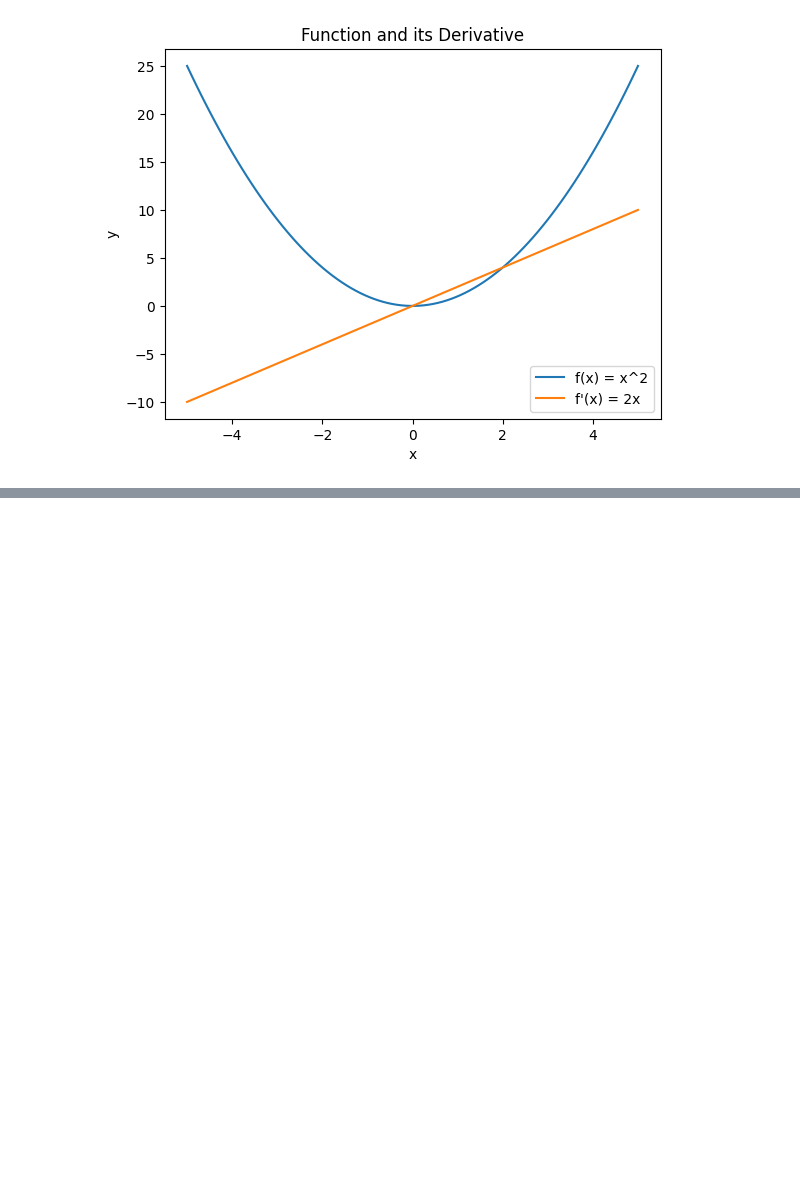
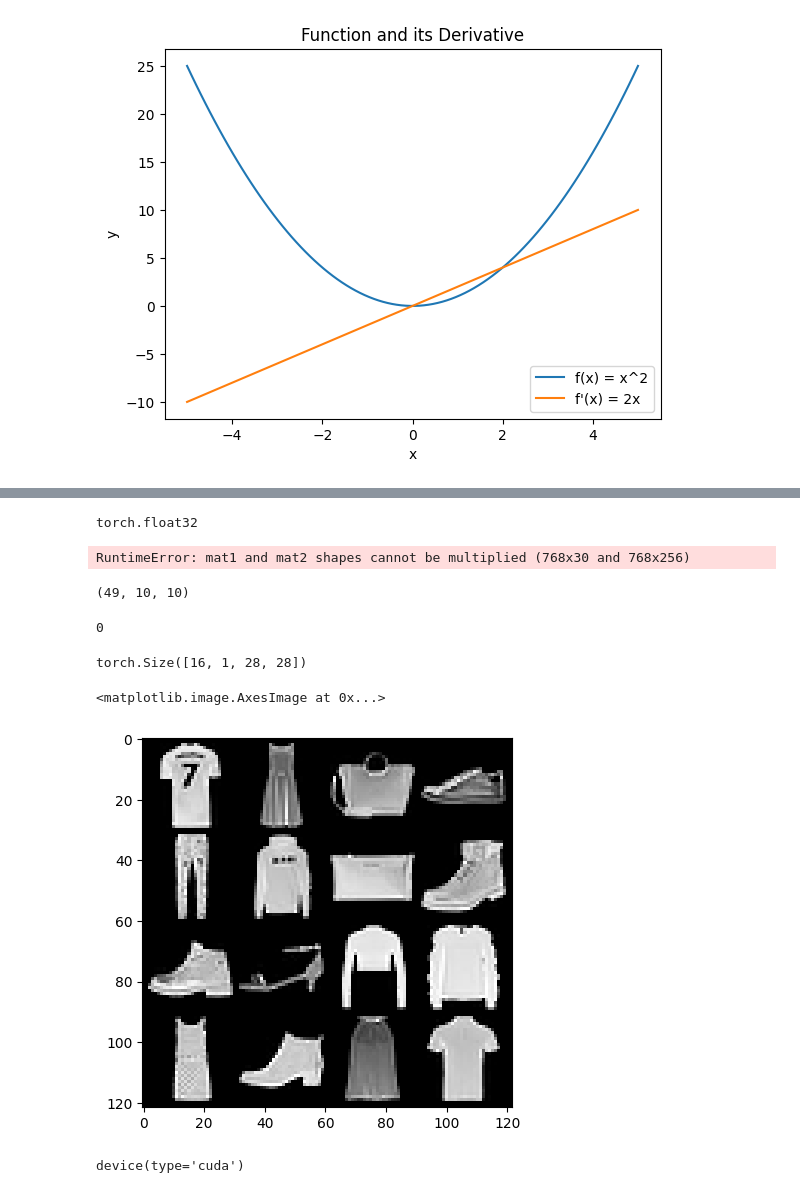
Before and after one commit to anashr18/dlnb, a Jupyter notebook: d1/activation.ipynb, the cells around one changed output, grey strips where cells are left out. Cells and saved outputs as stored; diff of their text form; code cells hidden in the pictures; blank space fills up the shorter version.

```diff
--- a/d1/activation.ipynb
+++ b/d1/activation.ipynb
@@ -158,0 +219,45 @@ def vis_act_fn(act_fn, ax, x):
+# %%
+x = torch.randint(1,5, (768,5,6), dtype=torch.float32)
+x.dtype
+# x
+# y = x.view(x.size(0), -1)
+# x.shape,y.shape
+# %% [output]
+torch.float32
+# %%
+bn(x)
+# %% [output]
+RuntimeError: mat1 and mat2 shapes cannot be multiplied (768x30 and 768x256)
+# %%
+import torch.utils.data as data
+import torchvision
+from torchvision.datasets import FashionMNIST
+from torchvision import transforms
+
+transform = transforms.Compose([transforms.ToTensor(), transforms.Normalize((.5,), (.5,))])
+train_dataset = FashionMNIST(root=DATASET_PATH, train=True, transform=transform, download=True)
+train_set, val_set = torch.utils.data.random_split(train_dataset, [50000, 10000])
+test_set = FashionMNIST(root=DATASET_PATH, train=False, transform=transform, download=True)
+
+train_dataloader = data.DataLoader(train_set, batch_size=1024, shuffle=True, drop_last=False)
+test_dataloader = data.DataLoader(test_set, batch_size=1024, shuffle=True, drop_last=False)
+val_dataloader = data.DataLoader(val_set, batch_size=1024, shuffle=True, drop_last=False)
+# %%
+len(train_dataloader), len(val_dataloader), len(test_dataloader)
+# %% [output]
+(49, 10, 10)
+# %%
+train_set[0][1]
+# %% [output]
+0
+# %%
+exp_img = [train_set[i][0] for i in range(16)]
+torch.stack(exp_img, dim=0).shape
+# %% [output]
+torch.Size([16, 1, 28, 28])
+# %%
+img_grid = torchvision.utils.make_grid(torch.stack(exp_img, dim=0), nrow=4, normalize=True).permute(1,2,0)
+plt.imshow(img_grid)
+# %% [output]
+<matplotlib.image.AxesImage at 0x...>
+[figure, added]
@@ -158,0 +293,6 @@ def vis_act_fn(act_fn, ax, x):
+# %%
+MODEL_PATH = "../saved_models/T3"
+MODEL_NAME = "FashionMNIST_relu"
+device
+# %% [output]
+device(type='cuda')
```
Also changed, not shown: parts of 14 cells of this notebook, 1 other file.
